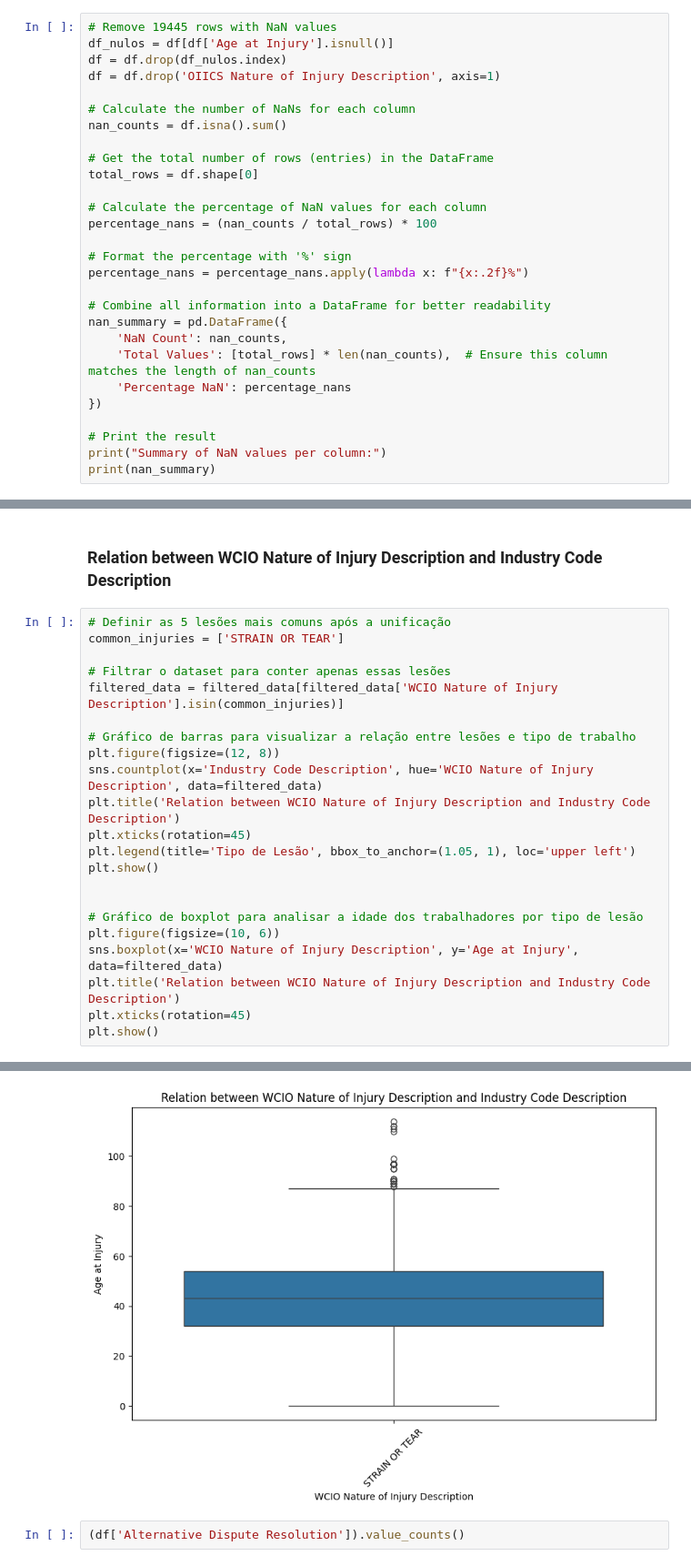
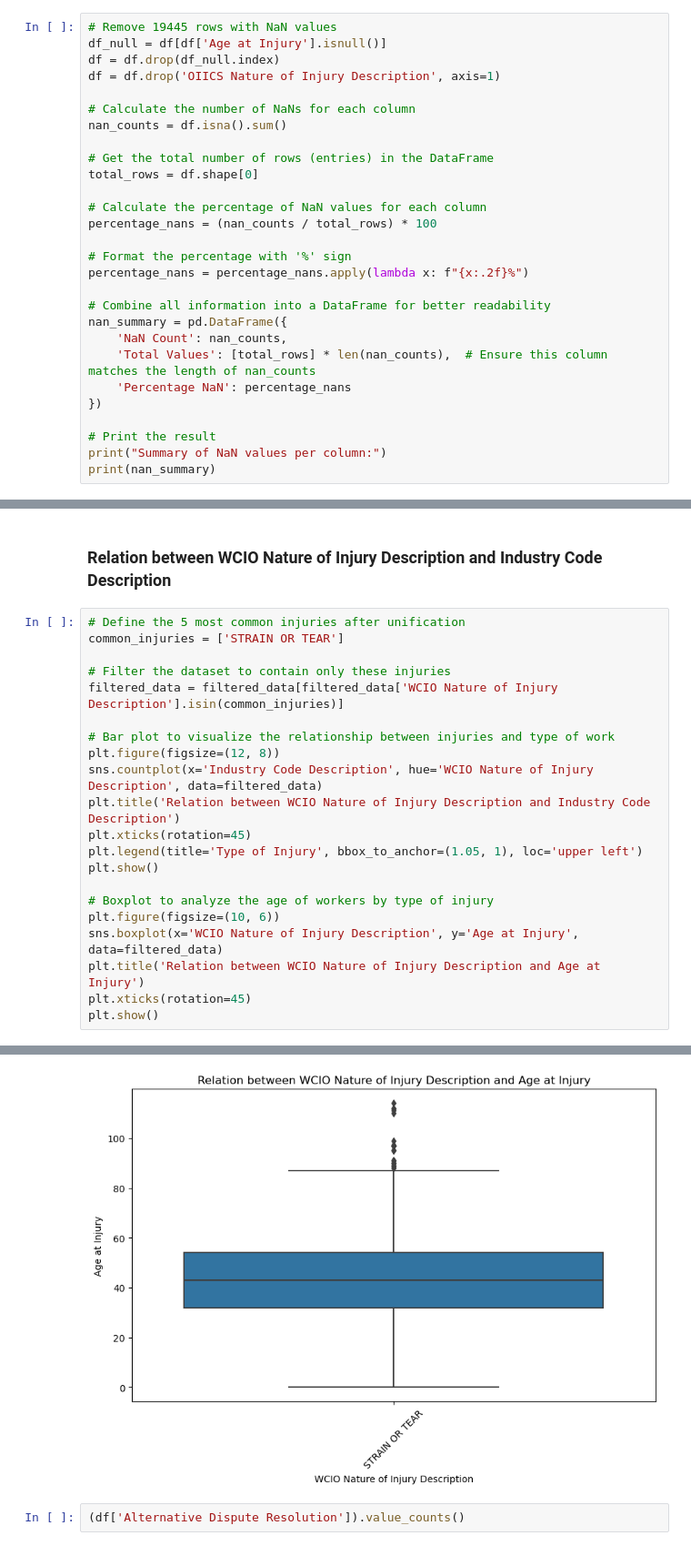
Before and after one commit to jm651120/ml_project, a Jupyter notebook: ml_project.ipynb, the cells around one changed output, grey strips where cells are left out. Shown at 91% size. Drawn from its saved outputs; the diff is of its cells as text.

```diff
--- a/ml_project.ipynb
+++ b/ml_project.ipynb
@@ -117,8 +117,8 @@ Number of Dependents                    19445        593471          3.28%
 # Remove 19445 rows with NaN values
 # %%
 # Remove 19445 rows with NaN values
-df_nulos = df[df['Age at Injury'].isnull()]
-df = df.drop(df_nulos.index)
+df_null = df[df['Age at Injury'].isnull()]
+df = df.drop(df_null.index)
 df = df.drop('OIICS Nature of Injury Description', axis=1)
 
 # Calculate the number of NaNs for each column
@@ -642,30 +642,29 @@ See the caveats in the documentation: https://pandas.pydata.org/pandas-docs/stab
 # %% [markdown]
 ### Relation between WCIO Nature of Injury Description and Industry Code Description
 # %%
-# Definir as 5 lesões mais comuns após a unificação
+# Define the 5 most common injuries after unification
 common_injuries = ['STRAIN OR TEAR']
 
-# Filtrar o dataset para conter apenas essas lesões
+# Filter the dataset to contain only these injuries
 filtered_data = filtered_data[filtered_data['WCIO Nature of Injury Description'].isin(common_injuries)]
 
-# Gráfico de barras para visualizar a relação entre lesões e tipo de trabalho
+# Bar plot to visualize the relationship between injuries and type of work
 plt.figure(figsize=(12, 8))
 sns.countplot(x='Industry Code Description', hue='WCIO Nature of Injury Description', data=filtered_data)
 plt.title('Relation between WCIO Nature of Injury Description and Industry Code Description')
 plt.xticks(rotation=45)
-plt.legend(title='Tipo de Lesão', bbox_to_anchor=(1.05, 1), loc='upper left')
+plt.legend(title='Type of Injury', bbox_to_anchor=(1.05, 1), loc='upper left')
 plt.show()
 
-
-# Gráfico de boxplot para analisar a idade dos trabalhadores por tipo de lesão
+# Boxplot to analyze the age of workers by type of injury
 plt.figure(figsize=(10, 6))
 sns.boxplot(x='WCIO Nature of Injury Description', y='Age at Injury', data=filtered_data)
-plt.title('Relation between WCIO Nature of Injury Description and Industry Code Description')
+plt.title('Relation between WCIO Nature of Injury Description and Age at Injury')
 plt.xticks(rotation=45)
 plt.show()
 # %% [output]
 [figure]
-[figure, old version]
+[figure, new version]
 # %%
 (df['Alternative Dispute Resolution']).value_counts()
 # %% [output]
```
Also changed, not shown: parts of 31 cells of this notebook.
